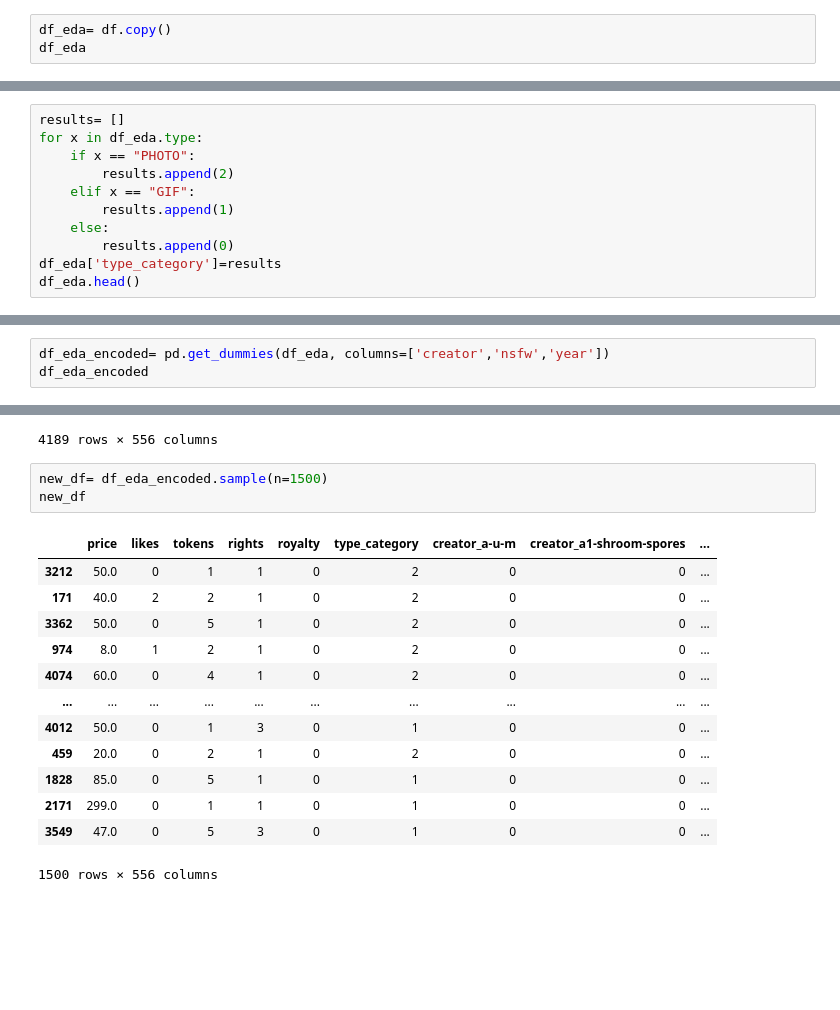
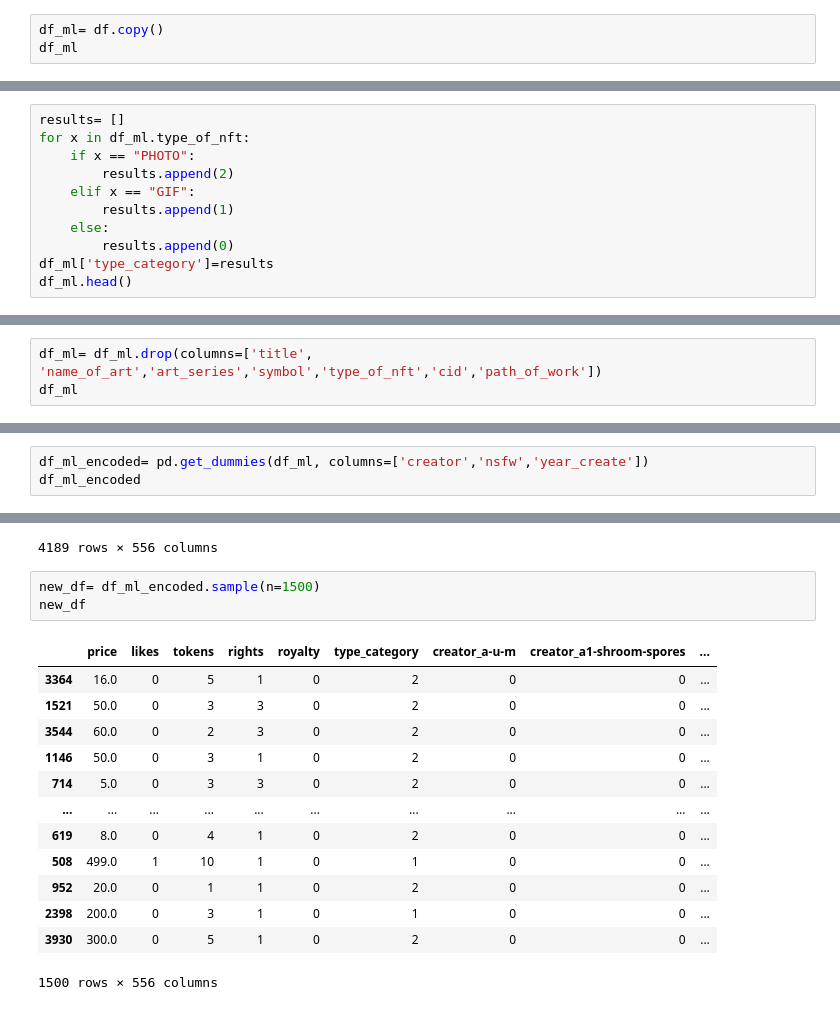
Before and after one commit to aortiz224/bootcamp_finalproject, a Jupyter notebook: dev/yaser/Notebook/ML_finalproject.ipynb, the cells around one changed output, grey strips where cells are left out. Cells and saved outputs as stored; diff of their text form; blank space fills up the shorter version.

```diff
--- a/dev/yaser/ML_finalproject.ipynb
+++ b/dev/yaser/Notebook/ML_finalproject.ipynb
@@ -44,4 +52,4 @@ dtype: object
 # %%
-df_eda= df.copy()
-df_eda
+df_ml= df.copy()
+df_ml
 # %% [output]
@@ -152,12 +141,12 @@ Name: type, dtype: int64
 # %%
 results= []
-for x in df_eda.type:
+for x in df_ml.type_of_nft:
     if x == "PHOTO":
         results.append(2)
     elif x == "GIF":
         results.append(1)
     else:
         results.append(0)
-df_eda['type_category']=results
-df_eda.head()
+df_ml['type_category']=results
+df_ml.head()
 # %% [output]
@@ -186,0 +159,3 @@ df_eda
+# %%
+df_ml= df_ml.drop(columns=['title', 'name_of_art','art_series','symbol','type_of_nft','cid','path_of_work'])
+df_ml
@@ -187,6 +176,6 @@ df_eda
 # %%
-df_eda_encoded= pd.get_dummies(df_eda, columns=['creator','nsfw','year'])
-df_eda_encoded
+df_ml_encoded= pd.get_dummies(df_ml, columns=['creator','nsfw','year_create'])
+df_ml_encoded
 # %% [output]
 |  | price | likes | tokens | rights | royalty | type_category | creator_a-u-m | creator_a1-shroom-spores | ... |
 | 0 | 50.0 | 2 | 30 | 1 | 0 | 2 | 0 | 0 | ... |
@@ -202,21 +191,21 @@ df_eda_encoded
 | 4188 | 700.0 | 0 | 1 | 1 | 0 | 2 | 0 | 0 | ... |
 4189 rows × 556 columns
 # %%
-new_df= df_eda_encoded.sample(n=1500)
+new_df= df_ml_encoded.sample(n=1500)
 new_df
 # %% [output]
 |  | price | likes | tokens | rights | royalty | type_category | creator_a-u-m | creator_a1-shroom-spores | ... |
-| 3212 | 50.0 | 0 | 1 | 1 | 0 | 2 | 0 | 0 | ... |
-| 171 | 40.0 | 2 | 2 | 1 | 0 | 2 | 0 | 0 | ... |
-| 3362 | 50.0 | 0 | 5 | 1 | 0 | 2 | 0 | 0 | ... |
-| 974 | 8.0 | 1 | 2 | 1 | 0 | 2 | 0 | 0 | ... |
-| 4074 | 60.0 | 0 | 4 | 1 | 0 | 2 | 0 | 0 | ... |
+| 3364 | 16.0 | 0 | 5 | 1 | 0 | 2 | 0 | 0 | ... |
+| 1521 | 50.0 | 0 | 3 | 3 | 0 | 2 | 0 | 0 | ... |
+| 3544 | 60.0 | 0 | 2 | 3 | 0 | 2 | 0 | 0 | ... |
+| 1146 | 50.0 | 0 | 3 | 1 | 0 | 2 | 0 | 0 | ... |
+| 714 | 5.0 | 0 | 3 | 3 | 0 | 2 | 0 | 0 | ... |
 | ... | ... | ... | ... | ... | ... | ... | ... | ... | ... |
-| 4012 | 50.0 | 0 | 1 | 3 | 0 | 1 | 0 | 0 | ... |
-| 459 | 20.0 | 0 | 2 | 1 | 0 | 2 | 0 | 0 | ... |
-| 1828 | 85.0 | 0 | 5 | 1 | 0 | 1 | 0 | 0 | ... |
-| 2171 | 299.0 | 0 | 1 | 1 | 0 | 1 | 0 | 0 | ... |
-| 3549 | 47.0 | 0 | 5 | 3 | 0 | 1 | 0 | 0 | ... |
+| 619 | 8.0 | 0 | 4 | 1 | 0 | 2 | 0 | 0 | ... |
+| 508 | 499.0 | 1 | 10 | 1 | 0 | 1 | 0 | 0 | ... |
+| 952 | 20.0 | 0 | 1 | 1 | 0 | 2 | 0 | 0 | ... |
+| 2398 | 200.0 | 0 | 3 | 1 | 0 | 1 | 0 | 0 | ... |
+| 3930 | 300.0 | 0 | 5 | 1 | 0 | 2 | 0 | 0 | ... |
 1500 rows × 556 columns
 # %%
 new_df['type_category'].value_counts()
```
Also changed, not shown: parts of 40 cells of this notebook, 1 other file.
